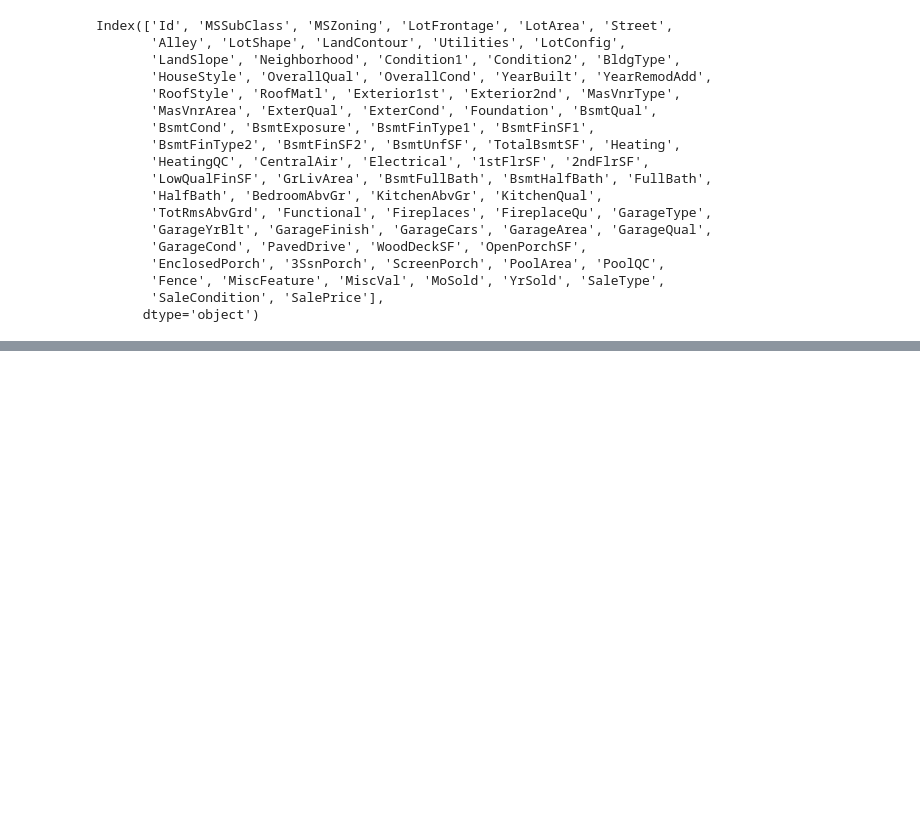
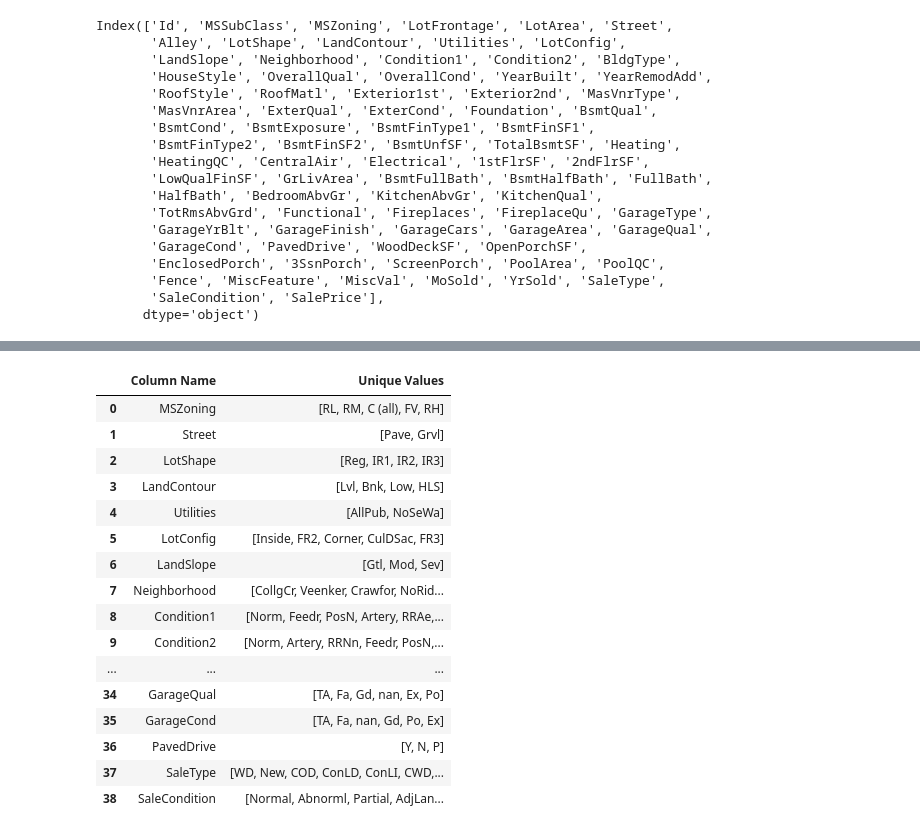
Before and after one commit to rohit-arunn/housepriceprediction, a Jupyter notebook: theprediction.ipynb, the cells around one changed output, grey strips where cells are left out. Cells and saved outputs as stored; diff of their text form; code cells hidden in the pictures; blank space fills up the shorter version.

```diff
--- a/theprediction.ipynb
+++ b/theprediction.ipynb
@@ -31,0 +130,32 @@ y = dftrain["SalePrice"]
+# %%
+unique_values_data = {}
+for col in X.select_dtypes(include='object').columns:
+    unique_values_data[col] = list(X[col].unique())
+
+# Create a DataFrame for better display
+# Since unique value lists can have different lengths, pad with None or use a different structure
+# For simplicity, let's create a dictionary of columns to lists
+unique_values_df = pd.DataFrame({
+    'Column Name': unique_values_data.keys(),
+    'Unique Values': unique_values_data.values()
+})
+
+display(unique_values_df)
+# %% [output]
+|  | Column Name | Unique Values |
+| 0 | MSZoning | [RL, RM, C (all), FV, RH] |
+| 1 | Street | [Pave, Grvl] |
+| 2 | LotShape | [Reg, IR1, IR2, IR3] |
+| 3 | LandContour | [Lvl, Bnk, Low, HLS] |
+| 4 | Utilities | [AllPub, NoSeWa] |
+| 5 | LotConfig | [Inside, FR2, Corner, CulDSac, FR3] |
+| 6 | LandSlope | [Gtl, Mod, Sev] |
+| 7 | Neighborhood | [CollgCr, Veenker, Crawfor, NoRid... |
+| 8 | Condition1 | [Norm, Feedr, PosN, Artery, RRAe,... |
+| 9 | Condition2 | [Norm, Artery, RRNn, Feedr, PosN,... |
+| ... | ... | ... |
+| 34 | GarageQual | [TA, Fa, Gd, nan, Ex, Po] |
+| 35 | GarageCond | [TA, Fa, nan, Gd, Po, Ex] |
+| 36 | PavedDrive | [Y, N, P] |
+| 37 | SaleType | [WD, New, COD, ConLD, ConLI, CWD,... |
+| 38 | SaleCondition | [Normal, Abnorml, Partial, AdjLan... |
```
Also changed, not shown: parts of 7 cells of this notebook.
